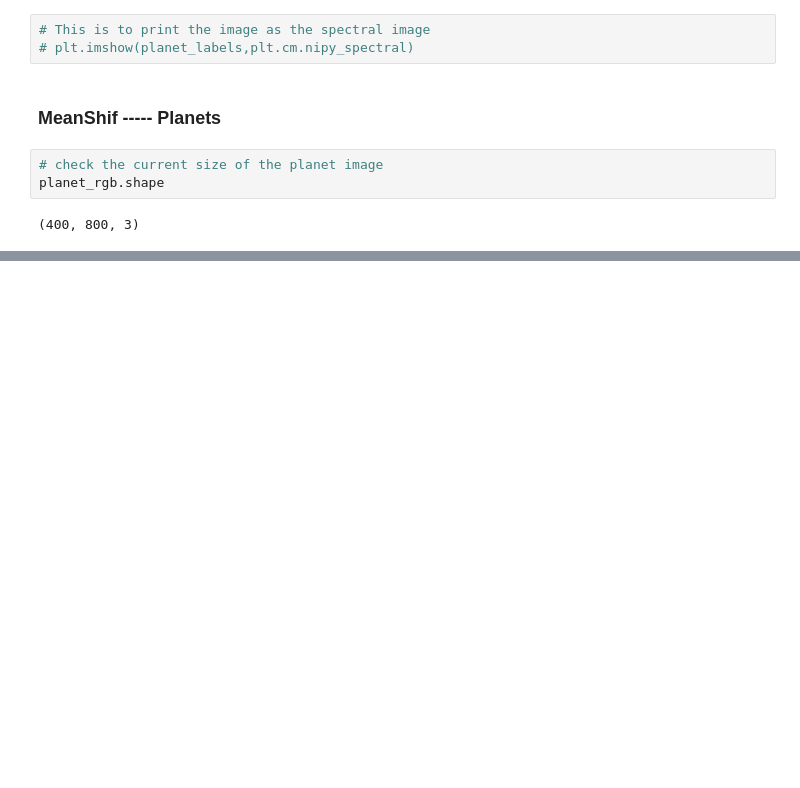
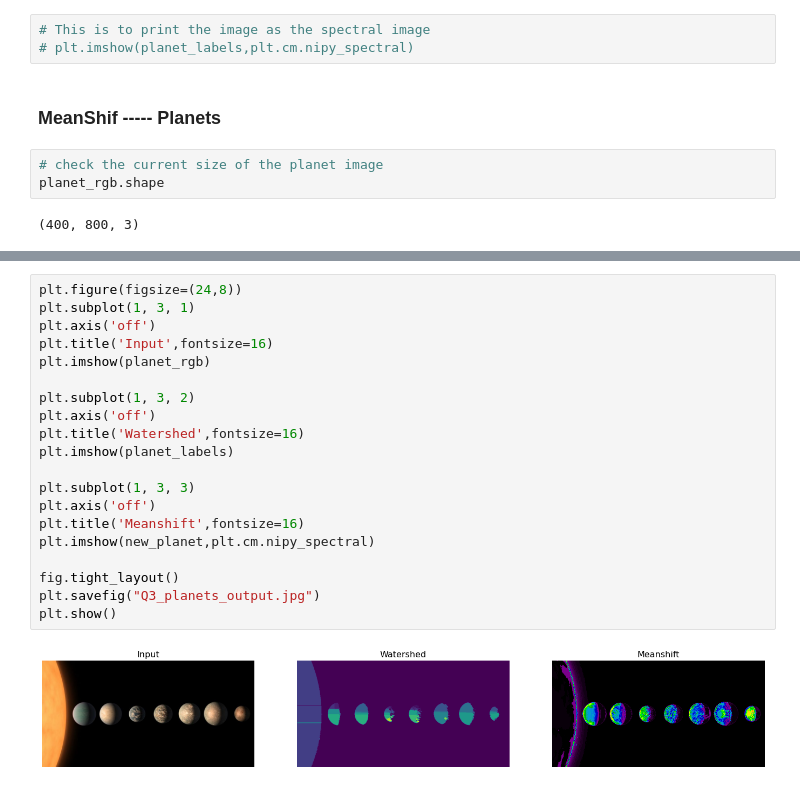
Before and after one commit to RRRRRRRRRRRoy/COMP9517-LabNAss, a Jupyter notebook: Lab04/lab04.ipynb, the cells around one changed output, grey strips where cells are left out. Cells and saved outputs as stored; diff of their text form; blank space fills up the shorter version.

```diff
--- a/Lab04/lab04.ipynb
+++ b/Lab04/lab04.ipynb
@@ -259,0 +303,22 @@ planets_channel_b = resized_planets[:,:,2]
+# %%
+plt.figure(figsize=(24,8))
+plt.subplot(1, 3, 1)
+plt.axis('off')
+plt.title('Input',fontsize=16)
+plt.imshow(planet_rgb)
+
+plt.subplot(1, 3, 2)
+plt.axis('off')
+plt.title('Watershed',fontsize=16)
+plt.imshow(planet_labels)
+
+plt.subplot(1, 3, 3)
+plt.axis('off')
+plt.title('Meanshift',fontsize=16)
+plt.imshow(new_planet,plt.cm.nipy_spectral)
+
+fig.tight_layout()
+plt.savefig("Q3_planets_output.jpg")
+plt.show()
+# %% [output]
+[figure, added]
```
Also changed, not shown: parts of 16 cells of this notebook, 2 other files.
